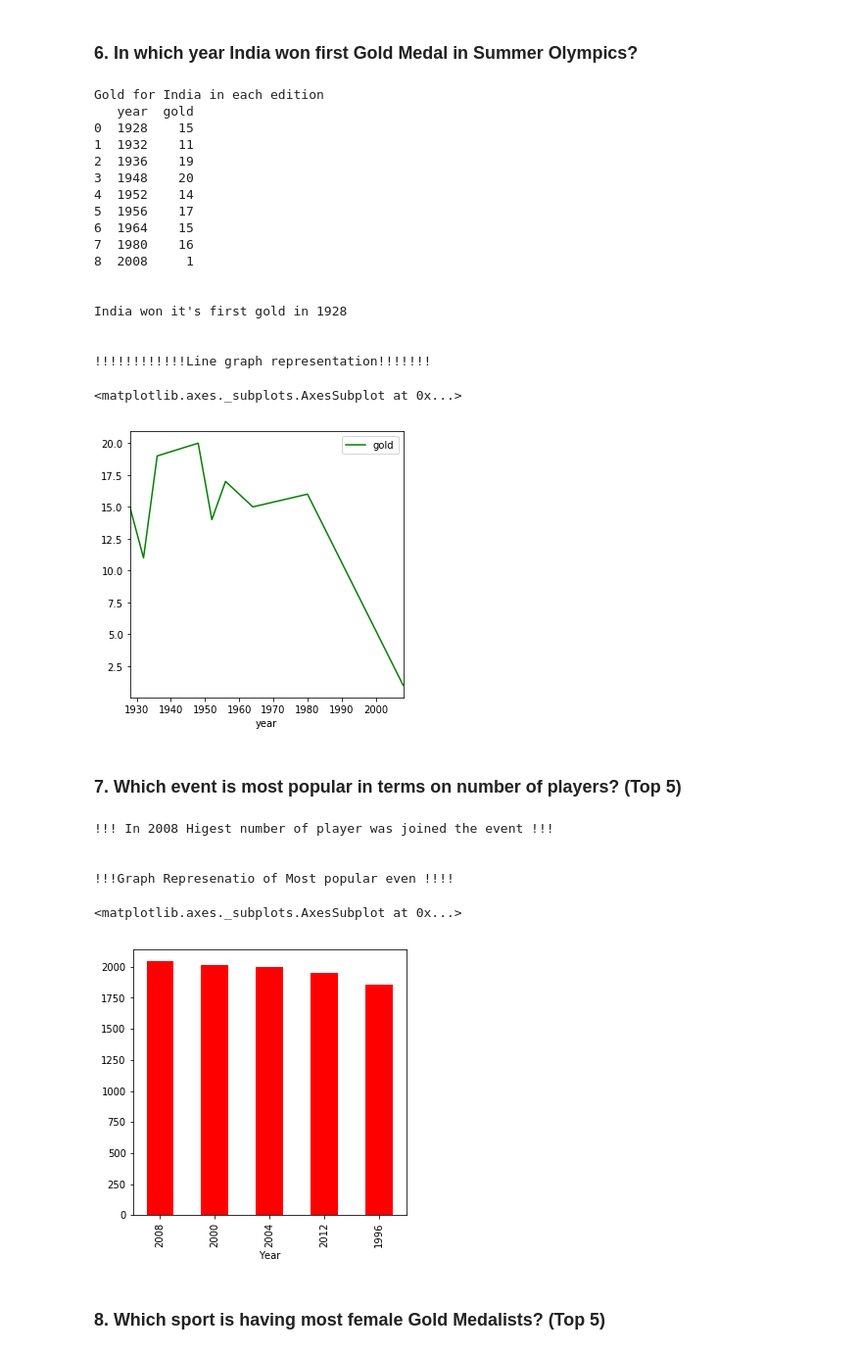
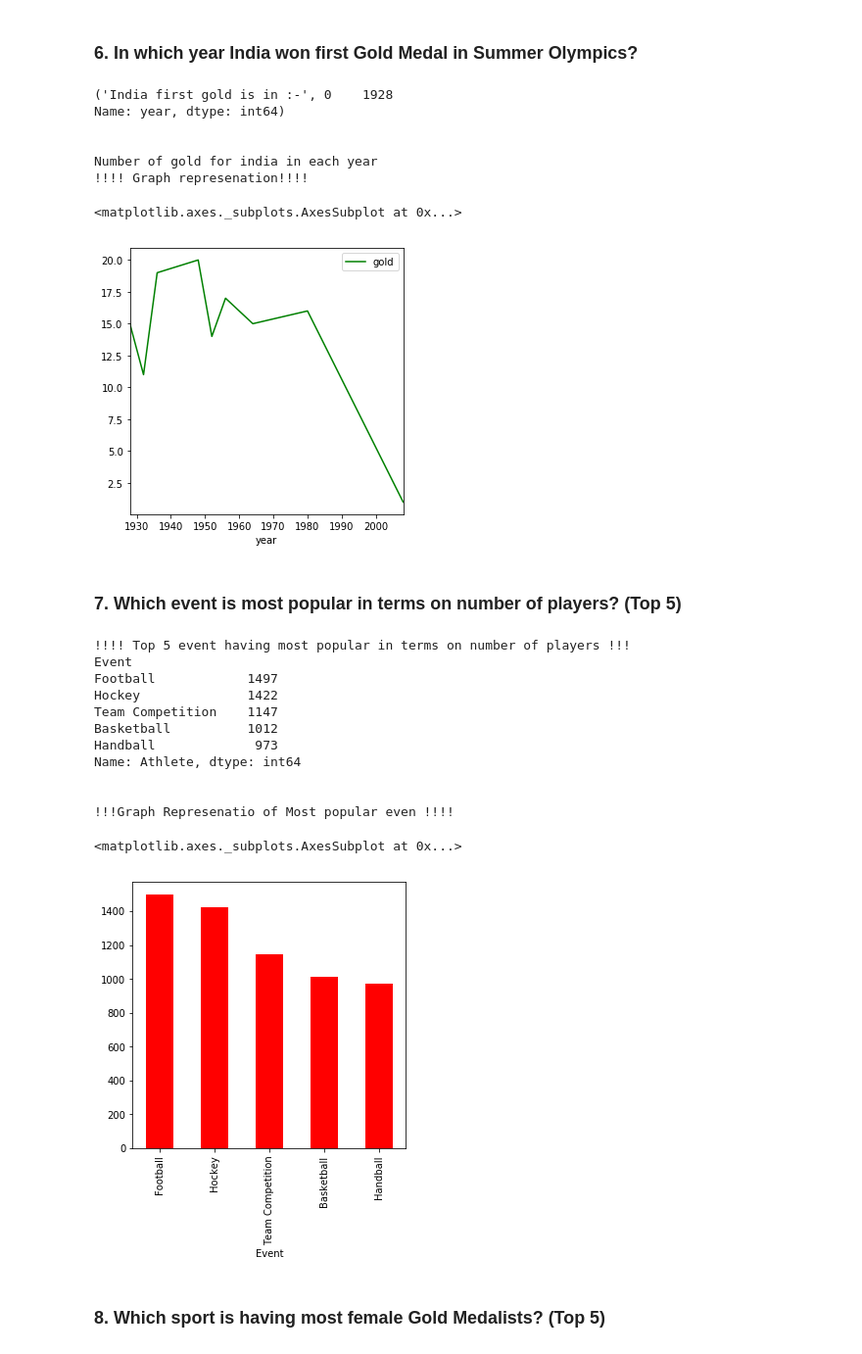
Before and after one commit to Rahul12kumar11/Olympic_data_analysing, a Jupyter notebook: Summer.ipynb, the cells around one changed output. Shown: that part at 98% size. Drawn from its saved outputs; the diff is of its cells as text; code cells hidden in the pictures.

```diff
--- a/Summer.ipynb
+++ b/Summer.ipynb
@@ -163,49 +171,44 @@ data = []
 for year in dc['Year'].unique():
   data.append([year, len(dc[dc['Year'] == year])])
 
-Data = pd.DataFrame(data, columns= ['year', 'gold']).sort_values(by = 'year' , ascending = True)
-print("Gold for India in each edition")
-print(Data)
+Data = pd.DataFrame(data, columns= ['year', 'gold']).sort_values(by = 'year' , ascending = True).head(1)
+print("India first gold is in :-",Data['year'])
 print("\n")
-print("India won it's first gold in 1928")
-print("\n")
-print("!!!!!!!!!!!!Line graph representation!!!!!!!")
+print("Number of gold for india in each year")
+print("!!!! Graph represenation!!!!")
 pd.DataFrame(data, columns= ['year', 'gold']).sort_values(by = 'year' , ascending = True).plot(x = 'year', y = 'gold', kind = 'line', figsize = (5,5), color = 'Green')
 # %% [output]
-Gold for India in each edition
-   year  gold
-0  1928    15
-1  1932    11
-2  1936    19
-3  1948    20
-4  1952    14
-5  1956    17
-6  1964    15
-7  1980    16
-8  2008     1
+('India first gold is in :-', 0    1928
+Name: year, dtype: int64)
 
 
-India won it's first gold in 1928
-
-
-!!!!!!!!!!!!Line graph representation!!!!!!!
+Number of gold for india in each year
+!!!! Graph represenation!!!!
 <matplotlib.axes._subplots.AxesSubplot at 0x...>
 [figure]
 # %% [markdown]
 ### 7. Which event is most popular in terms on number of players? (Top 5)
 # %%
-print("!!! In 2008 Higest number of player was joined the event !!!")
-
+print("!!!! Top 5 event having most popular in terms on number of players !!!")
+data1 = df.groupby('Event').count()['Athlete'].sort_values(ascending = False).head()
+print(data1)
 print("\n")
 print("!!!Graph Represenatio of Most popular even !!!!")
-df.groupby('Year').count()['Athlete'].sort_values(ascending = False).head().plot.bar(figsize = (5,5), color = 'Red')
+df.groupby('Event').count()['Athlete'].sort_values(ascending = False).head().plot.bar(figsize = (5,5), color = 'Red')
 # %% [output]
-!!! In 2008 Higest number of player was joined the event !!!
+!!!! Top 5 event having most popular in terms on number of players !!!
+Event
+Football            1497
+Hockey              1422
+Team Competition    1147
+Basketball          1012
+Handball             973
+Name: Athlete, dtype: int64
 
 
 !!!Graph Represenatio of Most popular even !!!!
 <matplotlib.axes._subplots.AxesSubplot at 0x...>
-[figure, old version]
+[figure, new version]
 # %% [markdown]
 ### 8. Which sport is having most female Gold Medalists? (Top 5)
 # %%
```
Also changed, not shown: parts of 3 cells of this notebook.
